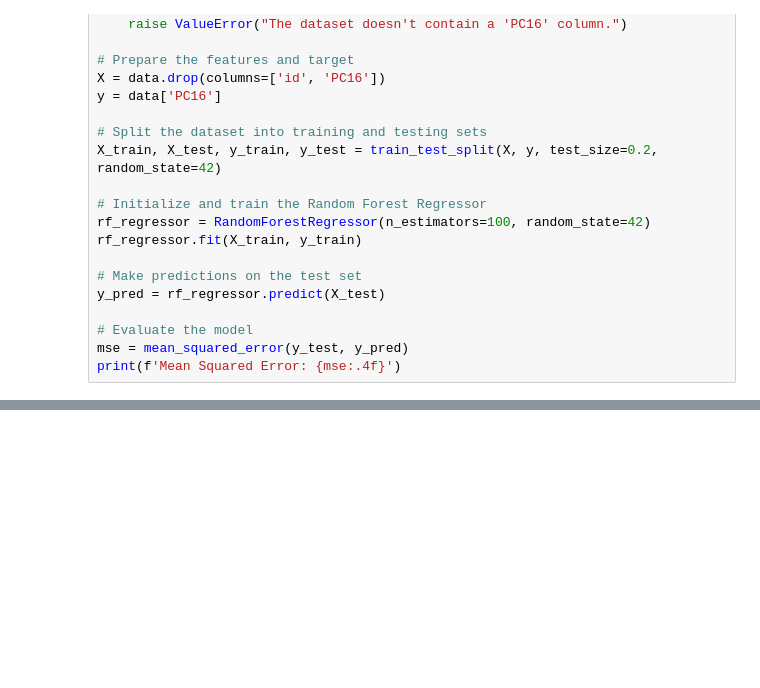
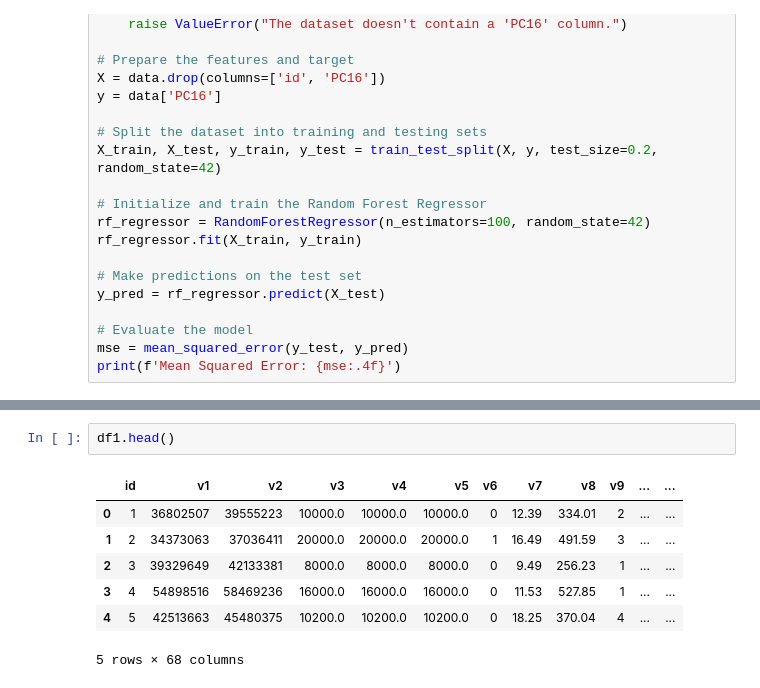
Before and after one commit to Mahfujul-01726/Random, a Jupyter notebook: SynergyX2024_Datathon.ipynb, the cells around one changed output, grey strips where cells are left out. Drawn from its saved outputs; the diff is of its cells as text; blank space fills up the shorter version.

```diff
--- a/SynergyX2024_Datathon.ipynb
+++ b/SynergyX2024_Datathon.ipynb
@@ -735,0 +756,10 @@ print(f'Mean Squared Error: {mse:.4f}')
+# %%
+df1.head()
+# %% [output]
+|  | id | v1 | v2 | v3 | v4 | v5 | v6 | v7 | v8 | v9 | ... | ... |
+| 0 | 1 | 36802507 | 39555223 | 10000.0 | 10000.0 | 10000.0 | 0 | 12.39 | 334.01 | 2 | ... | ... |
+| 1 | 2 | 34373063 | 37036411 | 20000.0 | 20000.0 | 20000.0 | 1 | 16.49 | 491.59 | 3 | ... | ... |
+| 2 | 3 | 39329649 | 42133381 | 8000.0 | 8000.0 | 8000.0 | 0 | 9.49 | 256.23 | 1 | ... | ... |
+| 3 | 4 | 54898516 | 58469236 | 16000.0 | 16000.0 | 16000.0 | 0 | 11.53 | 527.85 | 1 | ... | ... |
+| 4 | 5 | 42513663 | 45480375 | 10200.0 | 10200.0 | 10200.0 | 0 | 18.25 | 370.04 | 4 | ... | ... |
+5 rows × 68 columns
```
Also changed, not shown: parts of 7 cells of this notebook.
